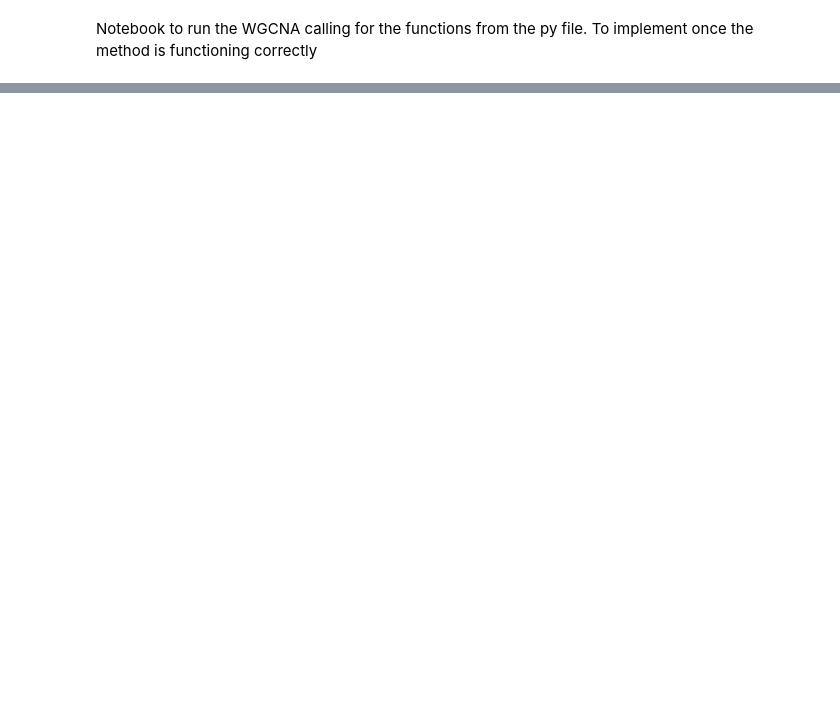
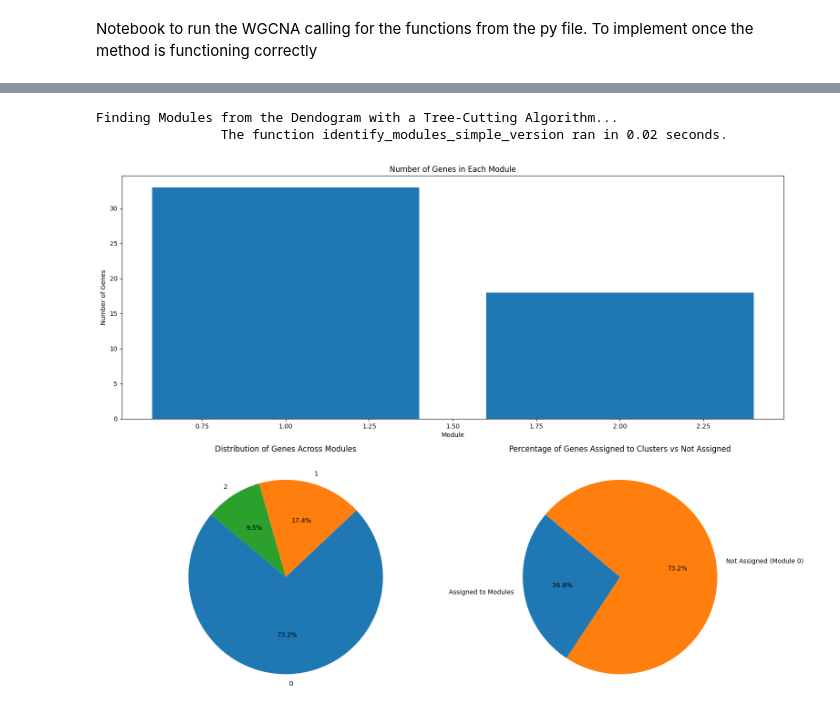
Before and after one commit to xandri99/Thesis, a Jupyter notebook: notebooks/WGCNA_numpy.ipynb, the cells around one changed output, grey strips where cells are left out. Drawn from its saved outputs; the diff is of its cells as text; code cells hidden in the pictures; blank space fills up the shorter version.

```diff
--- a/notebooks/WGCNA_numpy.ipynb
+++ b/notebooks/WGCNA_numpy.ipynb
@@ -102,0 +139,16 @@ AttributeError: module 'WGCNA_functions' has no attribute 'simple_preprocess'
+# %%
+### Step 3: Transforming into an adjacency matrix using a soft threshold power
+
+## Parameters for execution.
+RsquaredCut = 0.8
+MeanCut = 100
+block_size_scalefit = 10
+adjacency_type = "unsigned"
+
+
+# Get the optimal power for the adjacency matrix (fitting to a power-law distritbution)
+optimal_power = wgcnax.pickSoftThreshold(correlation_matrix_np, transcriptomics_dataset_filtered, RsquaredCut, MeanCut, want_plots, figures_dir, block_size_scalefit)
+
+# Get the adjacency matrix
+adjacency_matrix_np = wgcnax.adjacencyM_from_correlationM(correlation_matrix_np, optimal_power, adjacency_type, want_plots, figures_dir)
+wgcnax.matrix_np_check(adjacency_matrix_np, 1, 0, 1)
@@ -102,0 +188,10 @@ AttributeError: module 'WGCNA_functions' has no attribute 'simple_preprocess'
+# %%
+### Step 4: Converting adjacency matrix into a topological overlap matrix (TOM)
+
+# TOMDenom must be either 'min' or 'mean'. More explanation in the function itself
+TOMDenom = "mean"
+
+# Get the TOM matrix
+simTOM_np = wgcnax.calculate_tom(adjacency_matrix_np, TOMDenom, adjacency_type, want_plots, figures_dir)
+dissTOM_np = 1 - simTOM_np
+wgcnax.matrix_np_check(simTOM_np, 1, 0, 1)
@@ -102,0 +207,3 @@ AttributeError: module 'WGCNA_functions' has no attribute 'simple_preprocess'
+# %%
+### Step 5: Hierarchical clustering
+linkage_matrix = wgcnax.hierarchical_clustering(dissTOM_np, want_plots, figures_dir)
@@ -102,0 +219,17 @@ AttributeError: module 'WGCNA_functions' has no attribute 'simple_preprocess'
+# %%
+### Step 6: Module identification
+
+#Parameters
+min_memb_cluster = 15
+height_percentile = 45  # Use the percentile of heights to set sensitivity
+module_assignment, cut_height = wgcnax.identify_modules_simple_version(linkage_matrix, height_percentile, min_memb_cluster)
+
+# Add the Gene name to the clustering table
+module_assignment.insert(0, 'Gene Name', list(transcriptomics_dataset_filtered))
+
+# Plot visualization of clusters
+wgcnax.plot_module_distribution(module_assignment)
+# %% [output]
+Finding Modules from the Dendogram with a Tree-Cutting Algorithm...
+                The function identify_modules_simple_version ran in 0.02 seconds.
+[figure, added]
```
Also changed, not shown: parts of 10 cells of this notebook, 1 other file.
